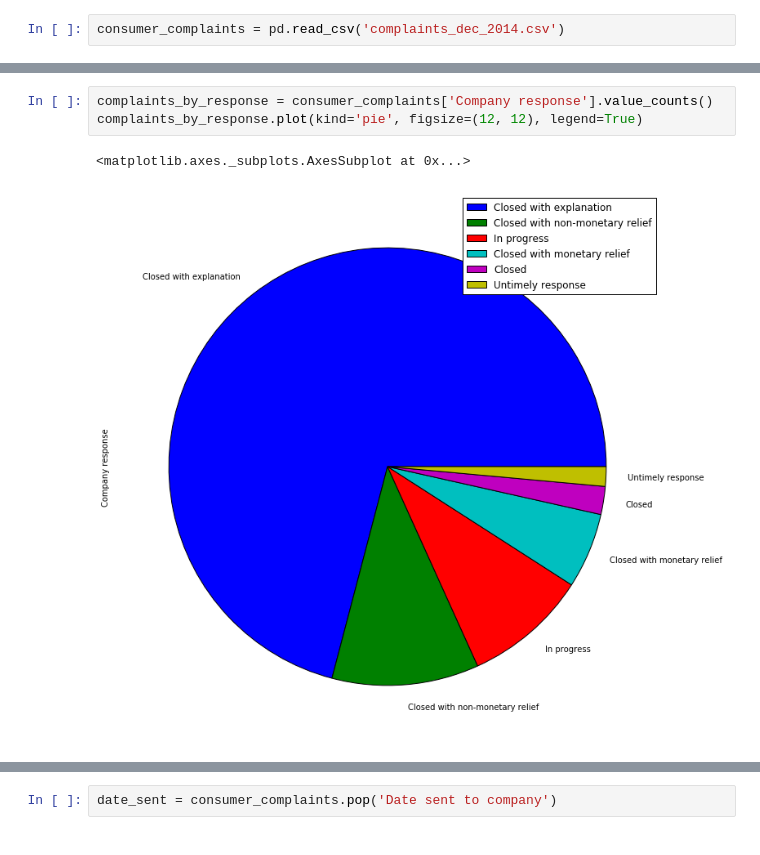
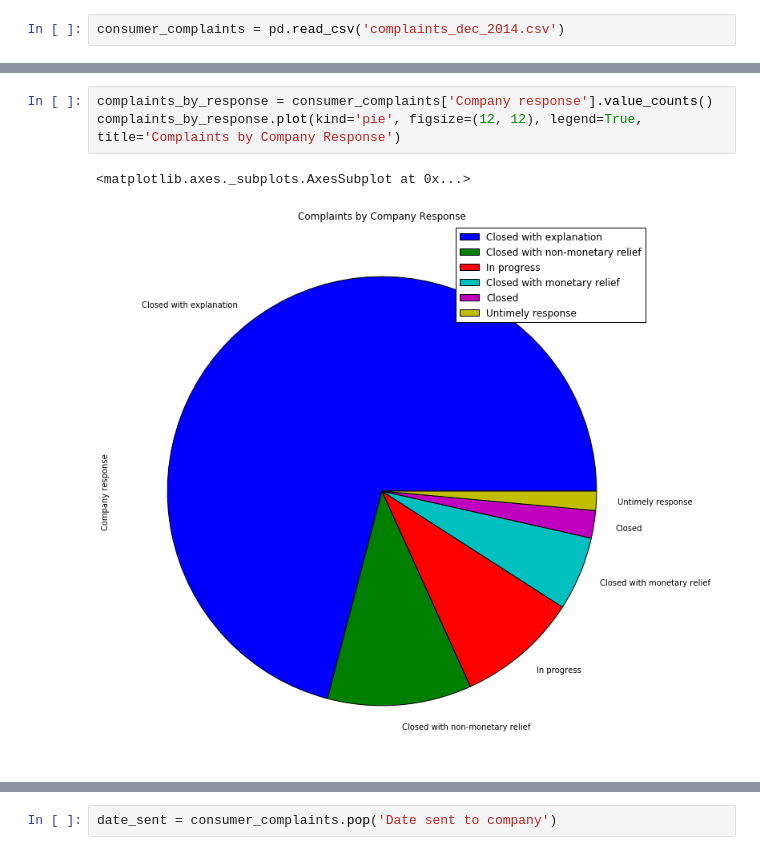
Before and after one commit to mendez6412/consumer-complaints, a Jupyter notebook: consumer_complaints.ipynb, the cells around one changed output, grey strips where cells are left out. Drawn from its saved outputs; the diff is of its cells as text.

```diff
--- a/consumer_complaints.ipynb
+++ b/consumer_complaints.ipynb
@@ -21,6 +27,6 @@ complaints_by_top_companies.plot(kind='bar', rot=45, figsize=(10, 6), color='hot
 # %%
 complaints_by_response = consumer_complaints['Company response'].value_counts()
-complaints_by_response.plot(kind='pie', figsize=(12, 12), legend=True)
+complaints_by_response.plot(kind='pie', figsize=(12, 12), legend=True, title='Complaints by Company Response')
 # %% [output]
 <matplotlib.axes._subplots.AxesSubplot at 0x...>
-[figure, old version]
+[figure, new version]
```
Also changed, not shown: parts of 16 cells of this notebook.
